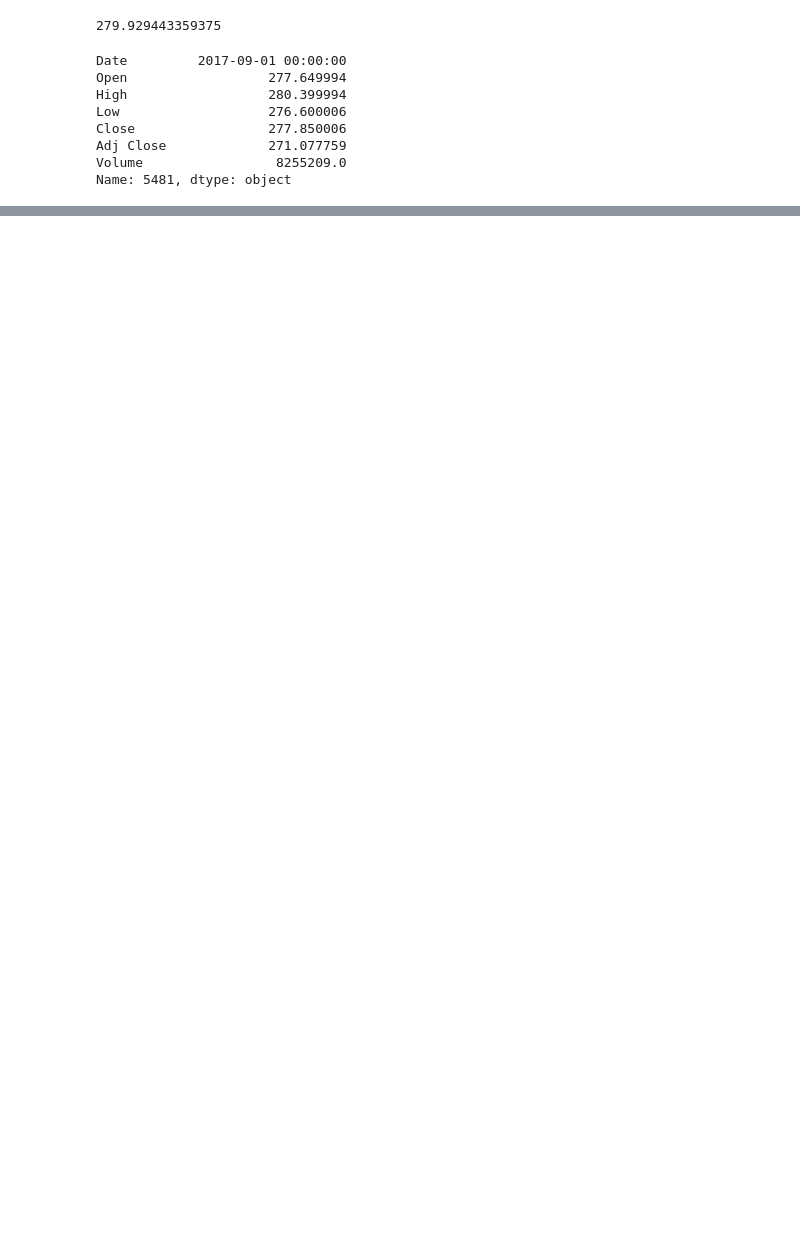
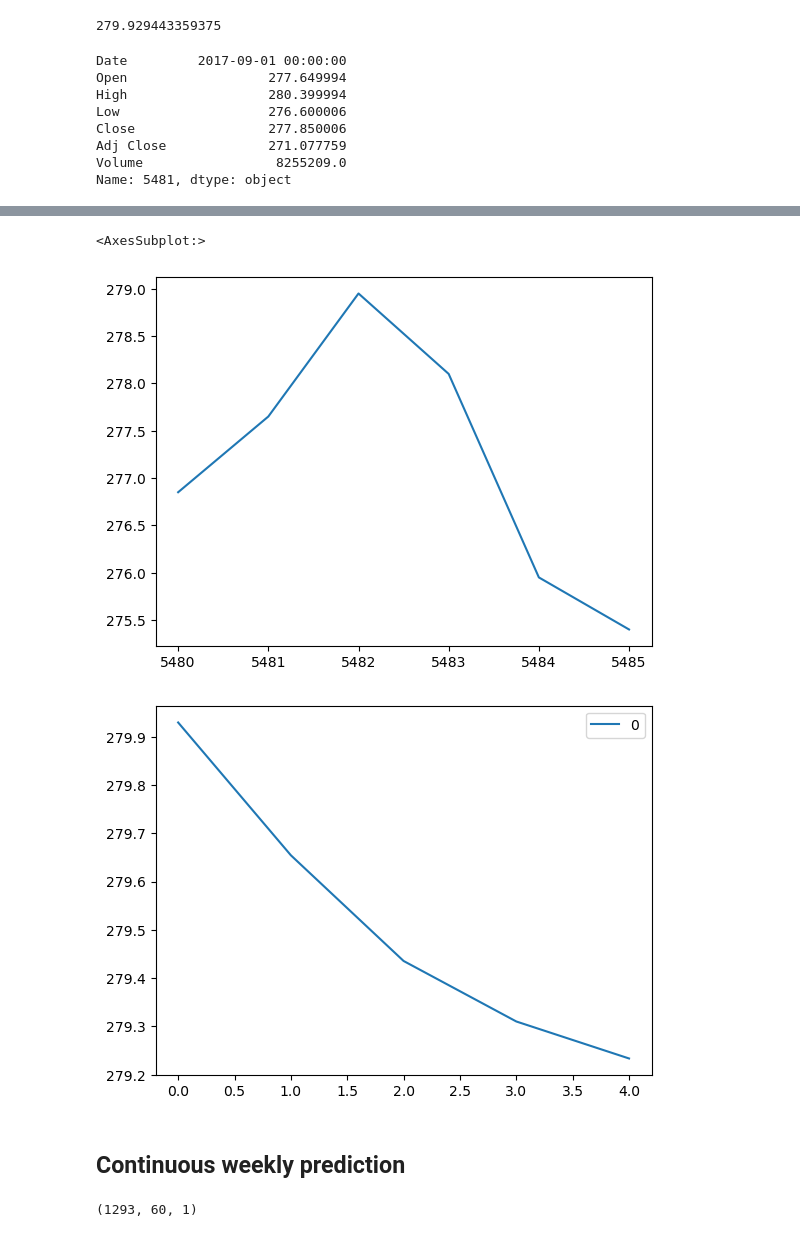
Before and after one commit to tanjeetsarkar/lstm_stock_prediction, a Jupyter notebook: stock_market/weekly_prediction.ipynb, the cells around one changed output, grey strips where cells are left out. Cells and saved outputs as stored; diff of their text form; code cells hidden in the pictures; blank space fills up the shorter version.

```diff
--- a/stock_market/weekly_prediction.ipynb
+++ b/stock_market/weekly_prediction.ipynb
@@ -251,0 +192,9 @@ res_d
+# %%
+df_test[60:66]['Open'].plot()
+res_d.plot()
+# %% [output]
+<AxesSubplot:>
+[figure, added]
+[figure, added]
+# %% [markdown]
+## Continuous weekly prediction
@@ -251,0 +212,4 @@ res_d
+# %%
+w_test.shape
+# %% [output]
+(1293, 60, 1)
```
Also changed, not shown: parts of 24 cells of this notebook, 1 other file.
